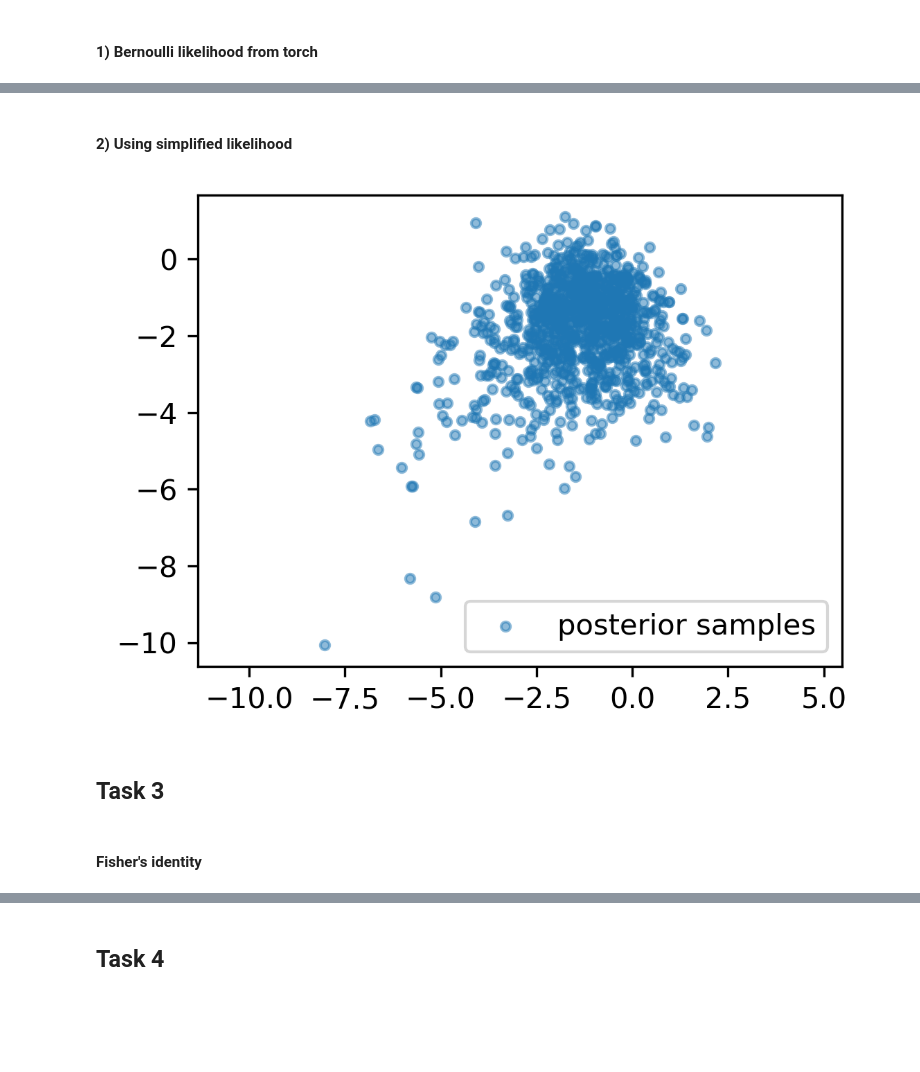
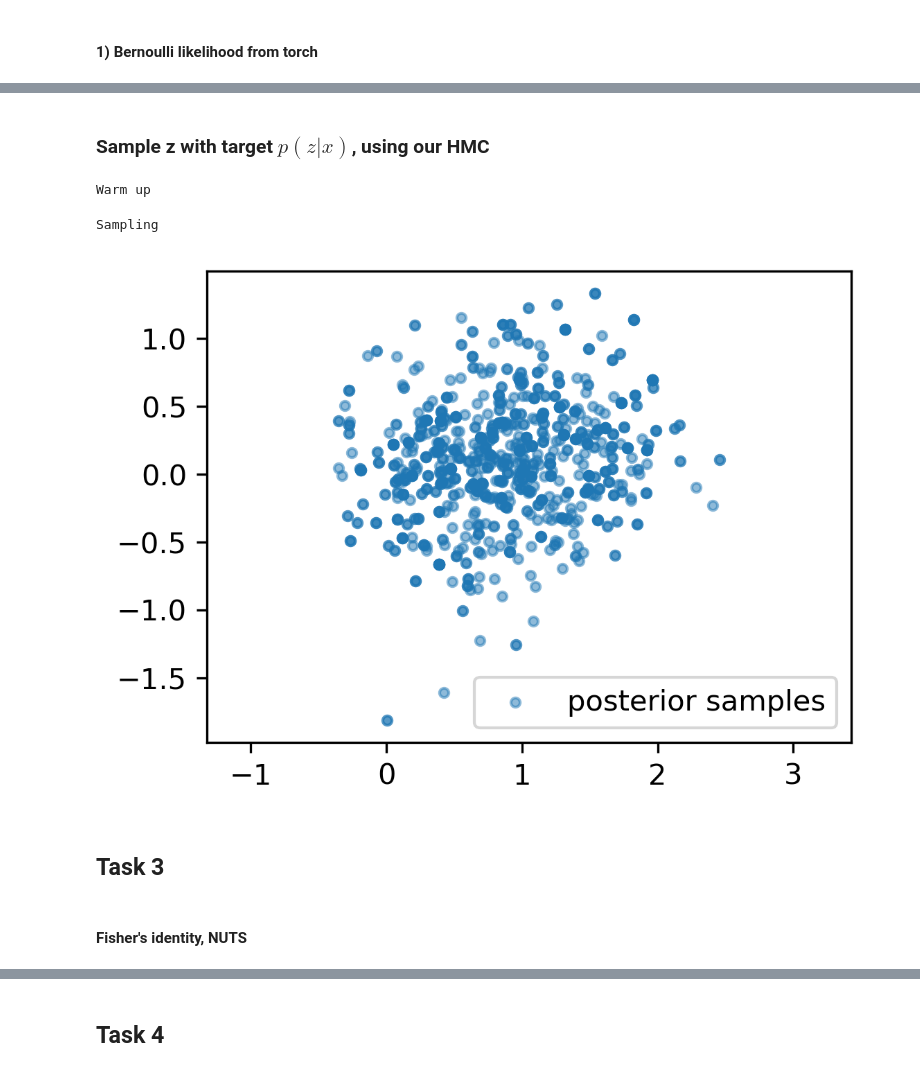
Before and after one commit to nkotelevskii/hmc, a Jupyter notebook: clean_simple_exps.ipynb, the cells around one changed output, grey strips where cells are left out. Drawn from its saved outputs; the diff is of its cells as text; code cells hidden in the pictures; blank space fills up the shorter version.

Commit message:
Added vanilla HMC

```diff
--- a/clean_simple_exps.ipynb
+++ b/clean_simple_exps.ipynb
@@ -102,2 +102,0 @@ plt.axis('equal');
-# %% [markdown]
-#### 2) Using simplified likelihood
@@ -123,14 +103,61 @@ z = mcmc.get_samples()['points'].squeeze()
+# %% [markdown]
+### Sample z with target $p(z|x)$, using our HMC
+# %%
+class dotdict(dict):
+    """dot.notation access to dictionary attributes"""
+    __getattr__ = dict.get
+    __setattr__ = dict.__setitem__
+    __delattr__ = dict.__delitem__
+
+args = dotdict({})
+
+args.device = device
+
+args.N = 5
+
+args.alpha = 0.5
+args.use_partialref = False
+
+args.gamma = 0.1
+args.use_barker = True
+# %%
+class Target():
+    def __init__(self,):
+        pass
+    def get_logdensity(self, z, x):
+        probs = torch.sigmoid(z @ true_theta)
+        return torch.distributions.Bernoulli(probs=probs).log_prob(x).sum(1) + std_normal.log_prob(z).sum(1)
+target = Target()
+# %%
+transitions = HMC_vanilla(args)
+z = std_normal.sample((1, z_dim))
+momentum = std_normal.sample(z.shape)
+
+print('Warm up')
+for i in tqdm(range(n_warmup)):
+    z, momentum, _, _, _, _ = transitions.make_transition(z, momentum, target, x=data[data_ind][None])
+
+print('Sampling')
+samples = []
+for i in tqdm(range(n_samples)):
+    z, momentum, _, _, _, _ = transitions.make_transition(z, momentum, target, x=data[data_ind][None])
+    samples.append(z.cpu().detach().numpy())
+# %% [output]
+Warm up
+Sampling
 # %%
+samples = np.array(samples).squeeze()
+
 plt.figure(figsize=(4, 3), dpi=300)
-plt.scatter(z[:, 0].cpu(), z[:, 1].cpu(), label='posterior samples', s=10, alpha=0.5)
+plt.scatter(samples[:, 0], samples[:, 1], label='posterior samples', s=10, alpha=0.5)
 plt.legend()
 plt.axis('equal');
 # %% [output]
-[figure, old version]
+[figure, new version]
 # %% [markdown]
 ## Task 3
 # %% [markdown]
-#### Fisher's identity
+#### Fisher's identity, NUTS
 # %%
 class Decoder(nn.Module):
     def __init__(self, data_dim, z_dim):
```
Also changed, not shown: parts of 39 cells of this notebook.
